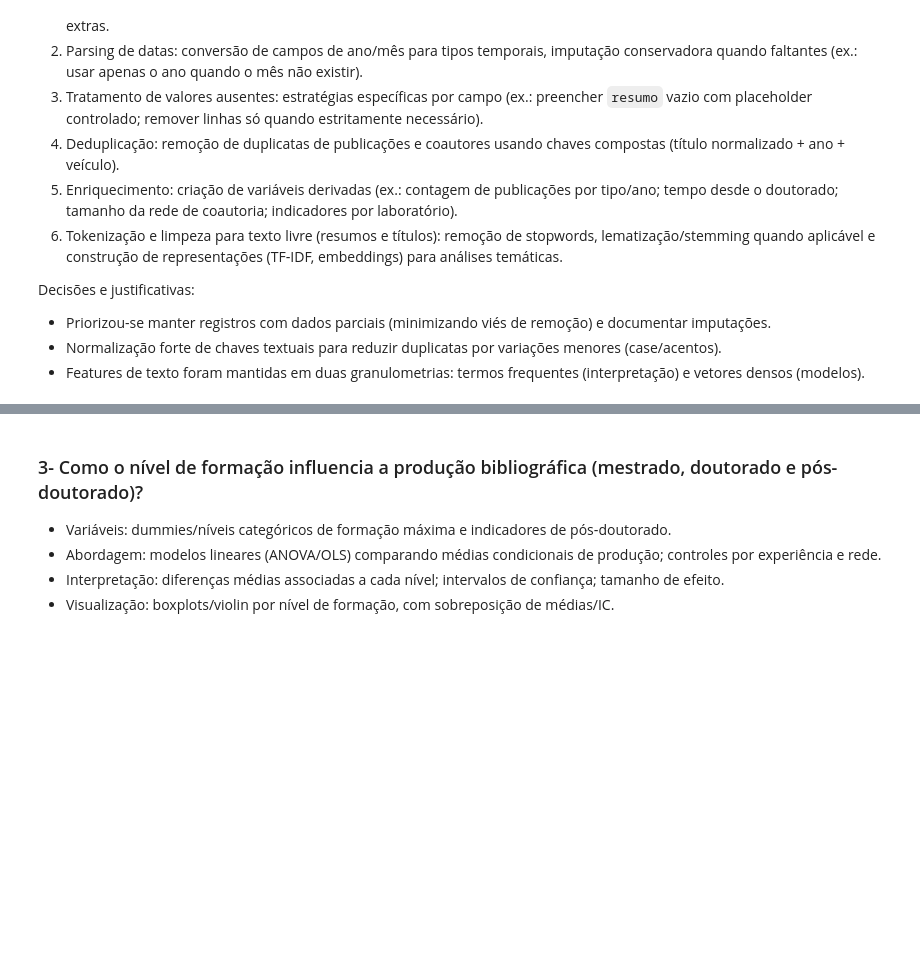
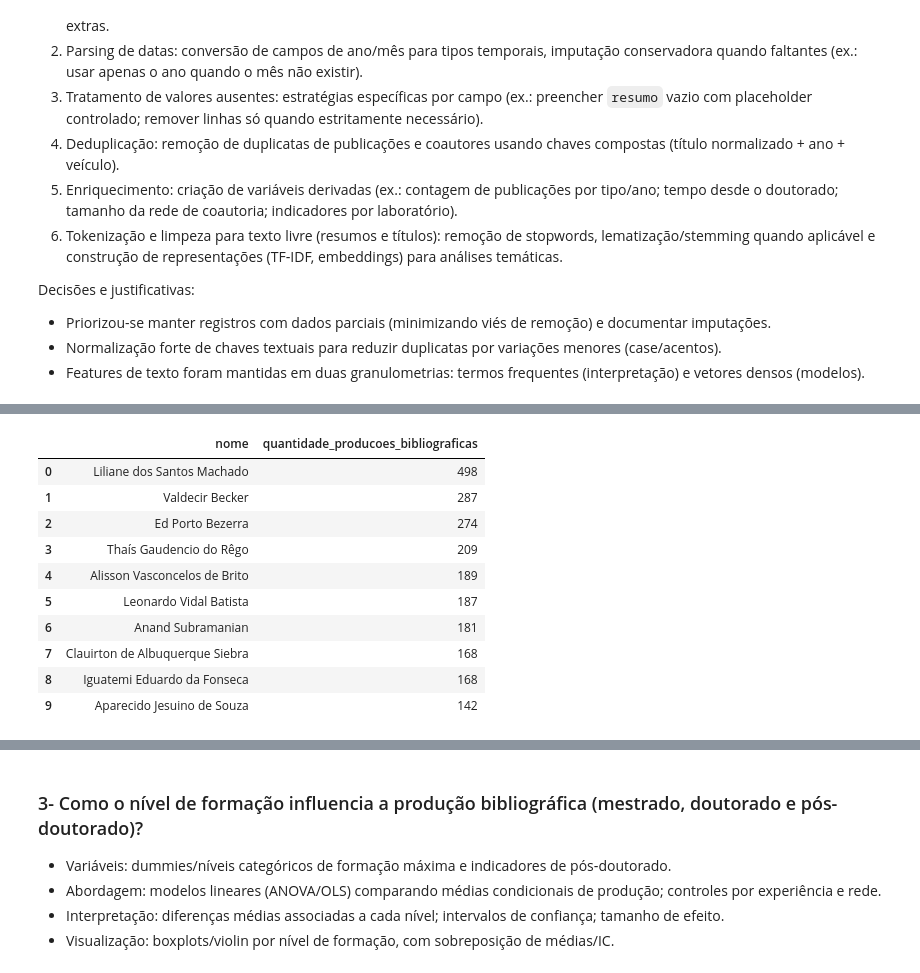
Before and after one commit to cacdia/lattes, a Jupyter notebook: notebook/notebook_relatorio.ipynb, the cells around one changed output, grey strips where cells are left out. Cells and saved outputs as stored; diff of their text form; code cells hidden in the pictures; blank space fills up the shorter version.

```diff
--- a/notebook/notebook_relatorio.ipynb
+++ b/notebook/notebook_relatorio.ipynb
@@ -89,0 +197,16 @@ Decisões e justificativas:
+# %%
+top10 = ranking_prod.head(10).reset_index(drop=True)
+
+top10
+# %% [output]
+|  | nome | quantidade_producoes_bibliograficas |
+| 0 | Liliane dos Santos Machado | 498 |
+| 1 | Valdecir Becker | 287 |
+| 2 | Ed Porto Bezerra | 274 |
+| 3 | Thaís Gaudencio do Rêgo | 209 |
+| 4 | Alisson Vasconcelos de Brito | 189 |
+| 5 | Leonardo Vidal Batista | 187 |
+| 6 | Anand Subramanian | 181 |
+| 7 | Clauirton de Albuquerque Siebra | 168 |
+| 8 | Iguatemi Eduardo da Fonseca | 168 |
+| 9 | Aparecido Jesuino de Souza | 142 |
```
Also changed, not shown: parts of 14 cells of this notebook.
